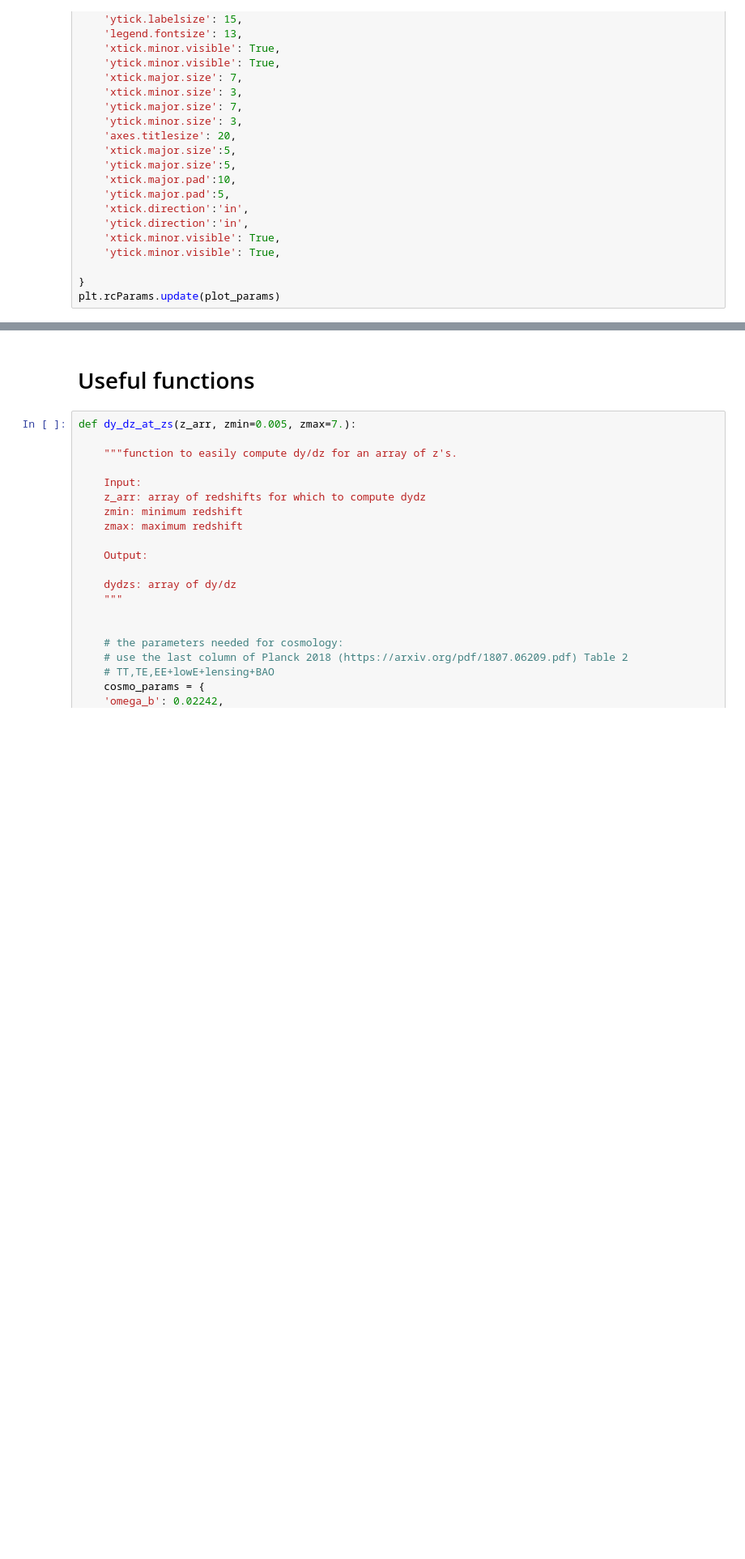
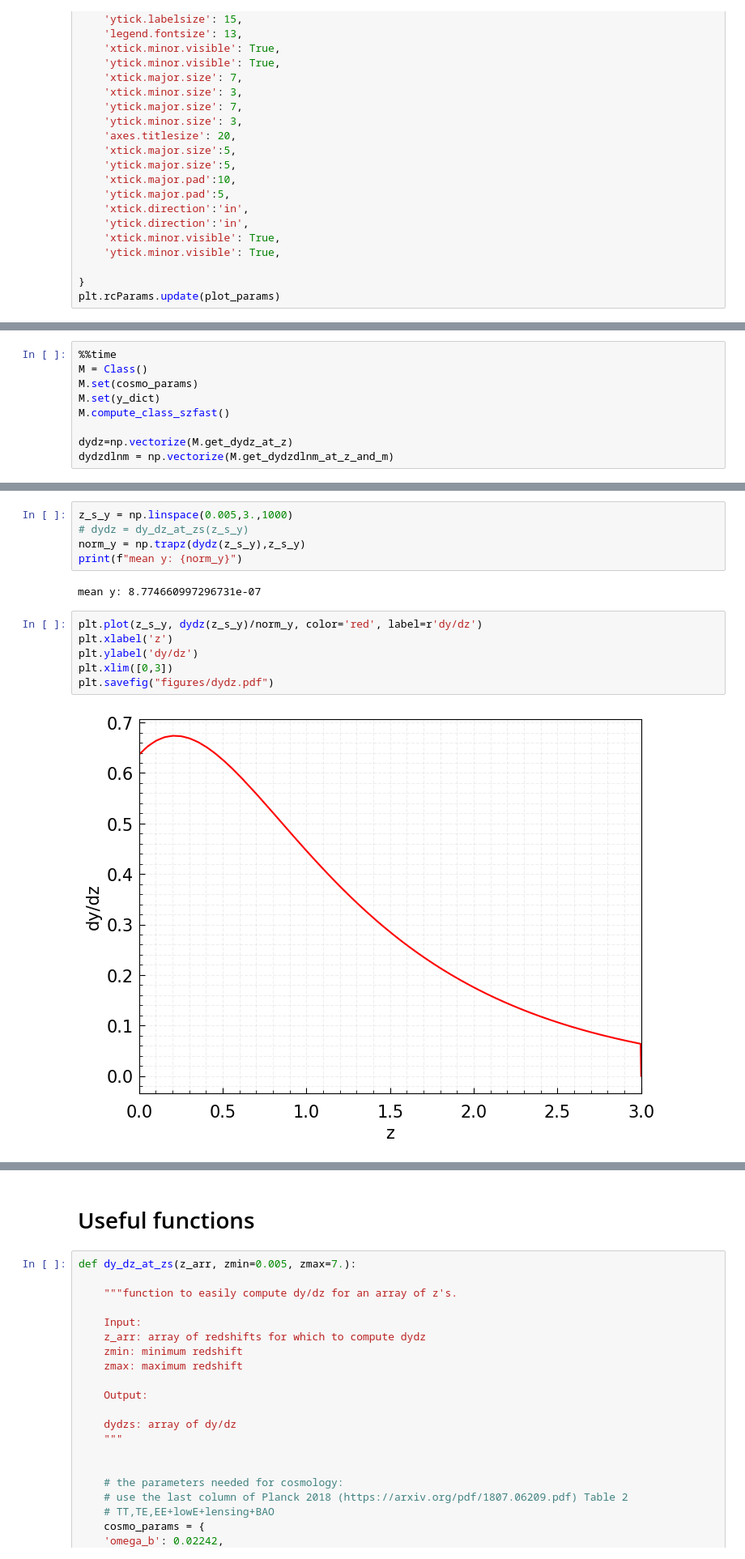
Before and after one commit to CLASS-SZ/notebooks, a Jupyter notebook: class_sz_mean_y.ipynb, the cells around one changed output, grey strips where cells are left out. Shown at 81% size. Cells and saved outputs as stored; diff of their text form; blank space fills up the shorter version.

Commit message:
kappa_kernel and mean_y

```diff
--- a/class_sz_mean_y.ipynb
+++ b/class_sz_mean_y.ipynb
@@ -36,0 +111,9 @@ plt.rcParams.update(plot_params)
+# %%
+%%time
+M = Class()
+M.set(cosmo_params)
+M.set(y_dict)
+M.compute_class_szfast()
+
+dydz=np.vectorize(M.get_dydz_at_z)
+dydzdlnm = np.vectorize(M.get_dydzdlnm_at_z_and_m)
@@ -36,0 +123,15 @@ plt.rcParams.update(plot_params)
+# %%
+z_s_y = np.linspace(0.005,3.,1000)
+# dydz = dy_dz_at_zs(z_s_y)
+norm_y = np.trapz(dydz(z_s_y),z_s_y)
+print(f"mean y: {norm_y}")
+# %% [output]
+mean y: 8.774660997296731e-07
+# %%
+plt.plot(z_s_y, dydz(z_s_y)/norm_y, color='red', label=r'dy/dz')
+plt.xlabel('z')
+plt.ylabel('dy/dz')
+plt.xlim([0,3])
+plt.savefig("figures/dydz.pdf")
+# %% [output]
+[figure, added]
```
Also changed, not shown: parts of 16 cells of this notebook, 1 other file.
